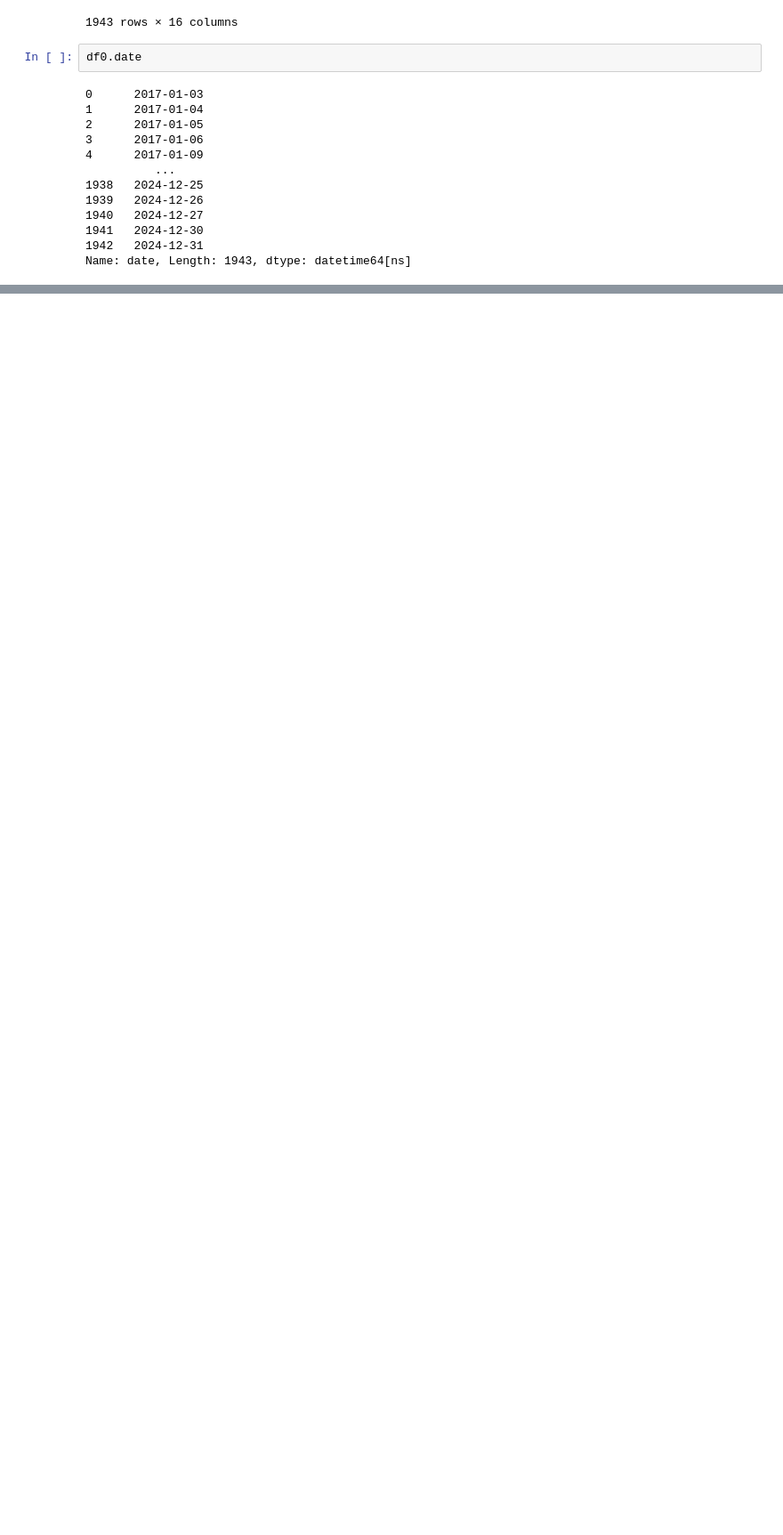
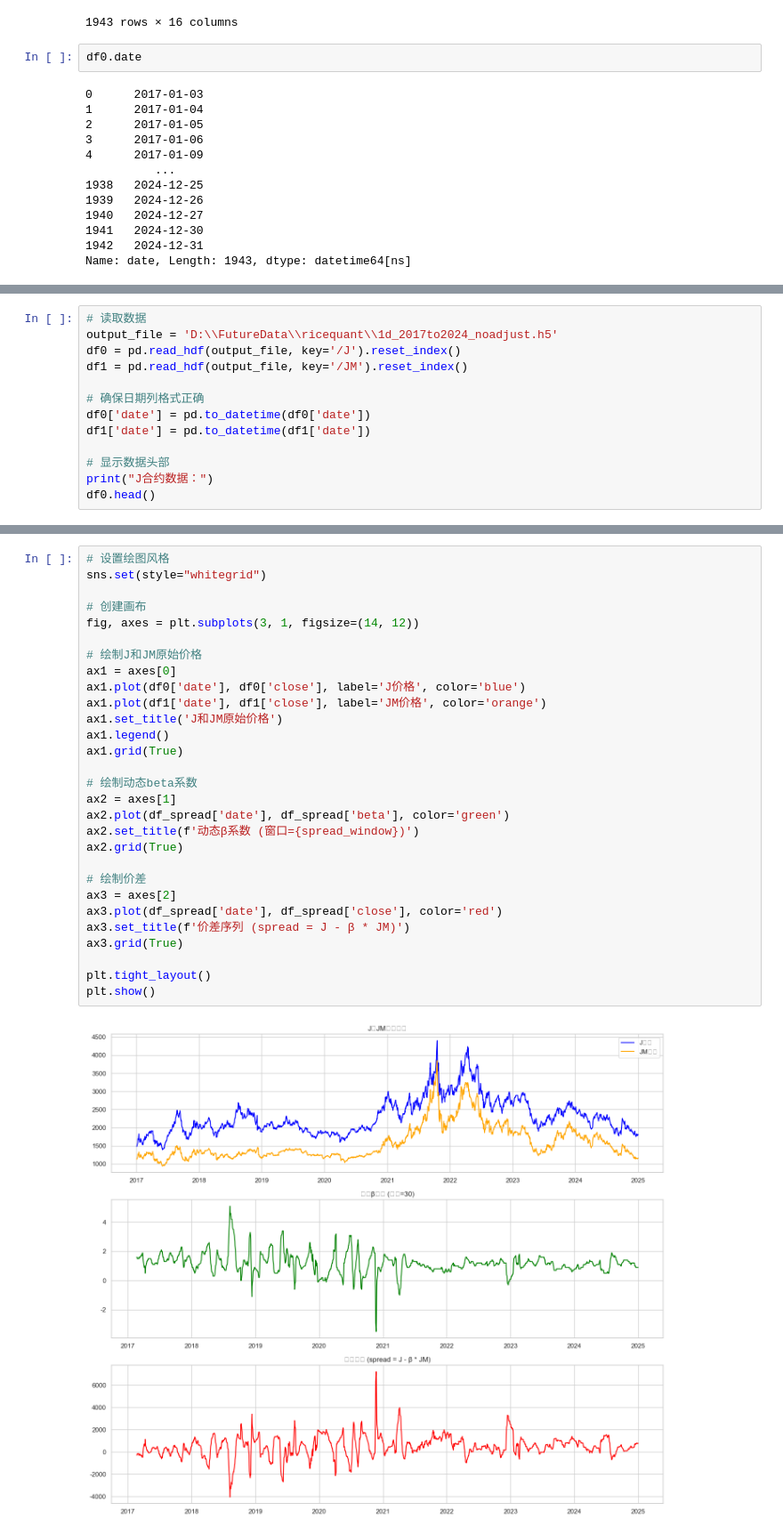
Before and after one commit to sobremesa-data/mybacktrader, a Jupyter notebook: arbitrage/配对比.ipynb, the cells around one changed output, grey strips where cells are left out. Shown at 89% size. Saved outputs shown, nothing was run; the diff lists cells and outputs as text; blank space fills up the shorter version.

```diff
--- a/arbitrage/配对比.ipynb
+++ b/arbitrage/配对比.ipynb
@@ -205,0 +217,13 @@ Name: date, Length: 1943, dtype: datetime64[ns]
+# %%
+# 读取数据
+output_file = 'D:\\FutureData\\ricequant\\1d_2017to2024_noadjust.h5'
+df0 = pd.read_hdf(output_file, key='/J').reset_index()
+df1 = pd.read_hdf(output_file, key='/JM').reset_index()
+
+# 确保日期列格式正确
+df0['date'] = pd.to_datetime(df0['date'])
+df1['date'] = pd.to_datetime(df1['date'])
+
+# 显示数据头部
+print("J合约数据：")
+df0.head()
@@ -205,0 +297,31 @@ Name: date, Length: 1943, dtype: datetime64[ns]
+# %%
+# 设置绘图风格
+sns.set(style="whitegrid")
+
+# 创建画布
+fig, axes = plt.subplots(3, 1, figsize=(14, 12))
+
+# 绘制J和JM原始价格
+ax1 = axes[0]
+ax1.plot(df0['date'], df0['close'], label='J价格', color='blue')
+ax1.plot(df1['date'], df1['close'], label='JM价格', color='orange')
+ax1.set_title('J和JM原始价格')
+ax1.legend()
+ax1.grid(True)
+
+# 绘制动态beta系数
+ax2 = axes[1]
+ax2.plot(df_spread['date'], df_spread['beta'], color='green')
+ax2.set_title(f'动态β系数 (窗口={spread_window})')
+ax2.grid(True)
+
+# 绘制价差
+ax3 = axes[2]
+ax3.plot(df_spread['date'], df_spread['close'], color='red')
+ax3.set_title(f'价差序列 (spread = J - β * JM)')
+ax3.grid(True)
+
+plt.tight_layout()
+plt.show()
+# %% [output]
+[figure, added]
```
Also changed, not shown: parts of 6 cells of this notebook.
